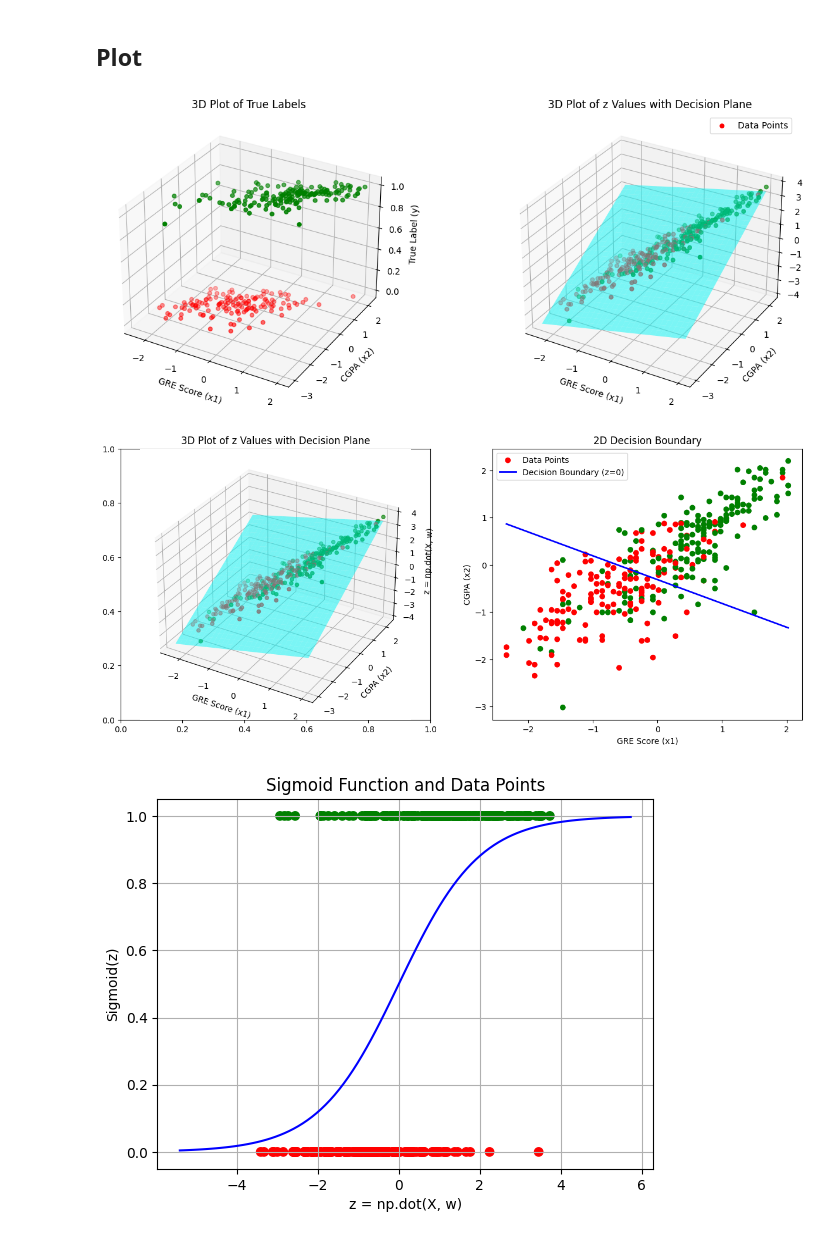
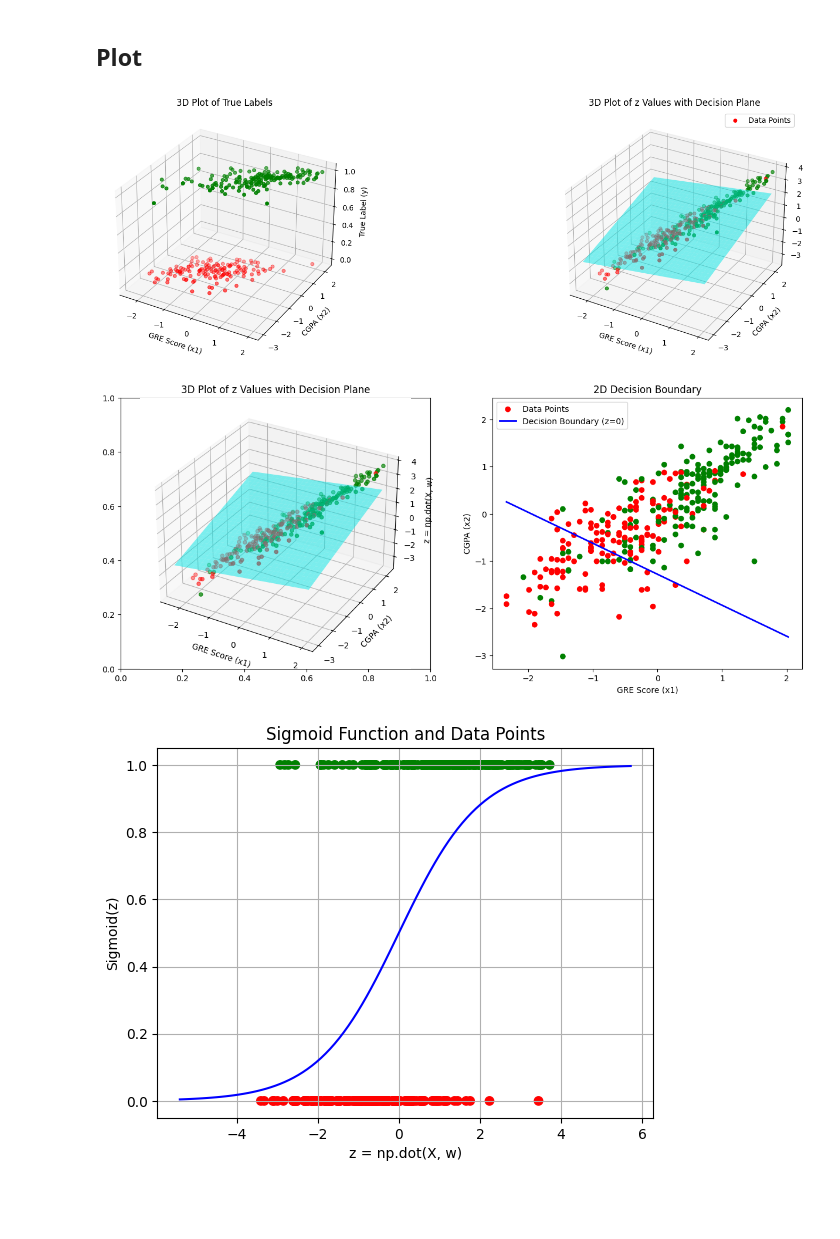
Before and after one commit to HongQuan1812/AIO2025, a Jupyter notebook: Module 4/logistic regression.ipynb, the cells around one changed output. Drawn from its saved outputs; the diff is of its cells as text; code cells hidden in the pictures; blank space fills up the shorter version.

```diff
--- a/Module 4/logistic regression.ipynb
+++ b/Module 4/logistic regression.ipynb
@@ -95,9 +95,11 @@ X_train.shape, X_test.shape, X_val.shape, y_train.shape, y_test.shape, y_val.sha
 ((320, 3), (40, 3), (40, 3), (320,), (40,), (40,))
 # %%
 alpha = 0.003
-epochs = 1000
+epochs = 500
 batch_size  = 10
-w = np.random.rand(3)
+
+np.random.seed(100)  # Set a fixed seed for reproducibility
+w = np.random.rand(3)  # Now `w` will always have the same values
 # %%
 # Trainning (mini-batch)
 from sklearn.metrics import f1_score, accuracy_score
@@ -200,7 +202,7 @@ y_true = y_train  # True labels (0 or 1)
 colors = ['green' if label == 1 else 'red' for label in y_train]
 
 # Create a figure with two 3D subplots
-fig = plt.figure(figsize=(15, 6))
+fig = plt.figure(figsize=(20, 6))
 
 ### 🔹 Subplot 1: True Labels in 3D ###
 ax1 = fig.add_subplot(121, projection='3d')
@@ -211,34 +213,34 @@ ax1.set_xlabel("GRE Score (x1)")
 ax1.set_ylabel("CGPA (x2)")
 ax1.set_zlabel("True Label (y)")
 ax1.set_title("3D Plot of True Labels")
 
 #--------------------------------------------------------------------------------------------#
 
 ### 🔹 Subplot 2: 3D Scatter + Decision Plane ###
 ax2 = fig.add_subplot(122, projection='3d')
 ax2.scatter(x1, x2, z_values, c=colors, marker='o', label="Data Points")
 
 # Create a meshgrid for the decision plane
 x1_range = np.linspace(min(x1), max(x1), 30)
 x2_range = np.linspace(min(x2), max(x2), 30)
 X1_mesh, X2_mesh = np.meshgrid(x1_range, x2_range)
 
 # Compute z-plane (decision boundary)
 Z_plane = w[0] + w[1] * X1_mesh + w[2] * X2_mesh
 ax2.plot_surface(X1_mesh, X2_mesh, Z_plane, color='cyan', alpha=0.5)
 
 # Labels & Title
 ax2.set_xlabel("GRE Score (x1)")
 ax2.set_ylabel("CGPA (x2)")
 ax2.set_zlabel("z = np.dot(X, w)")
 ax2.set_title("3D Plot of z Values with Decision Plane")
 
 
 # Show plot
 plt.legend()
 plt.show()
 # %% [output]
-[figure, old version]
+[figure, new version]
 # %%
 # Set colors based on y values
 colors = ['green' if label == 1 else 'red' for label in y_train]
@@ -285,7 +287,7 @@ ax2.legend()
 # Show plot
 plt.show()
 # %% [output]
-[figure, old version]
+[figure, new version]
 # %%
 
 # Generate smooth curve for sigmoid function
```
Also changed, not shown: parts of 9 cells of this notebook.
